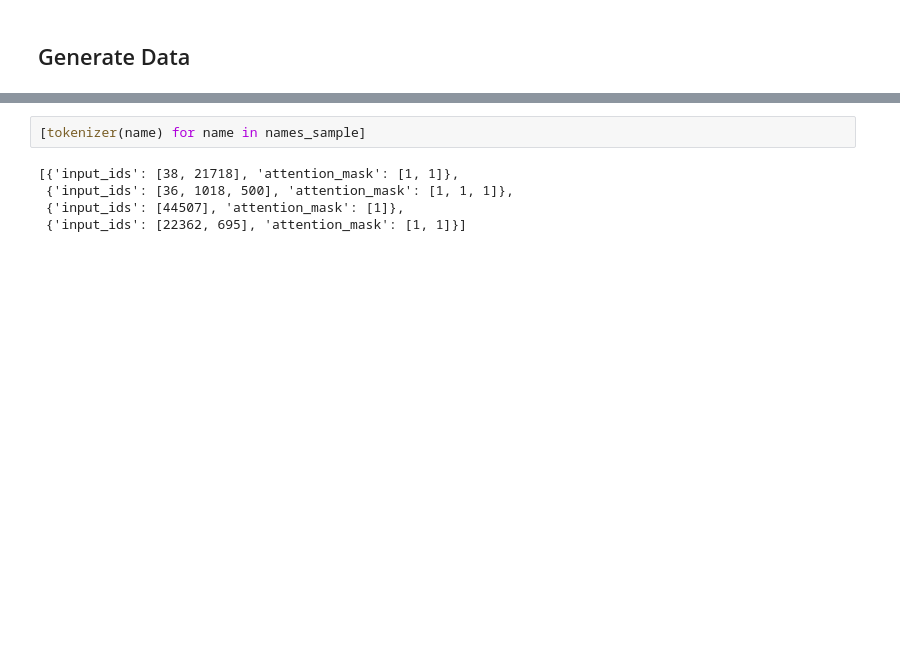
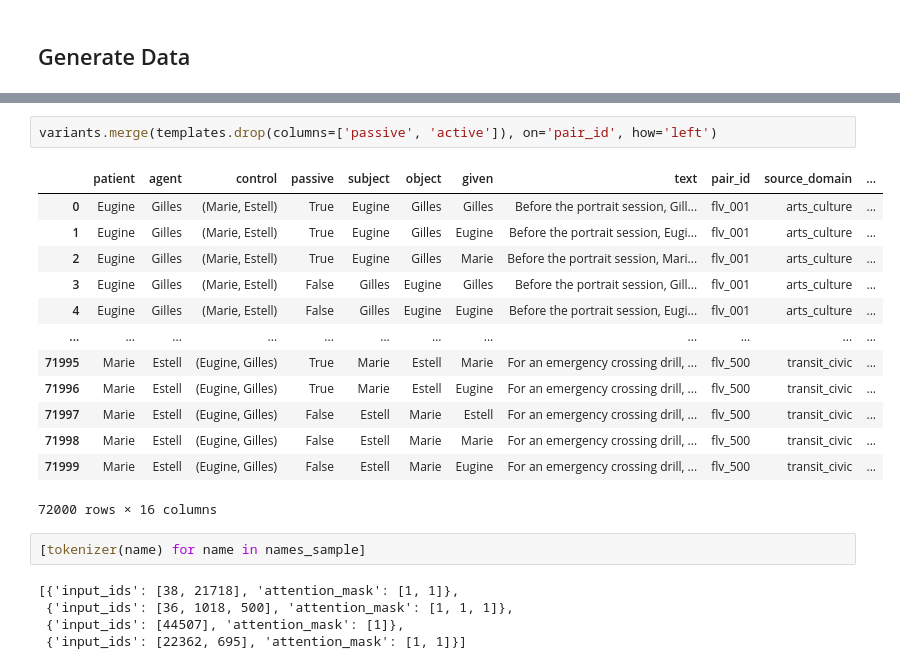
Before and after one commit to NolanChai/active-passive-alternations, a Jupyter notebook: template_experiments.ipynb, the cells around one changed output, grey strips where cells are left out. Cells and saved outputs as stored; diff of their text form; blank space fills up the shorter version.

```diff
--- a/template_experiments.ipynb
+++ b/template_experiments.ipynb
@@ -106,3 +108,19 @@ At the intimate chamber music recital held in the beautifully restored drawing r
+# %%
+variants.merge(templates.drop(columns=['passive', 'active']), on='pair_id', how='left')
+# %% [output]
+|  | patient | agent | control | passive | subject | object | given | text | pair_id | source_domain | ... |
+| 0 | Eugine | Gilles | (Marie, Estell) | True | Eugine | Gilles | Gilles | Before the portrait session, Gill... | flv_001 | arts_culture | ... |
+| 1 | Eugine | Gilles | (Marie, Estell) | True | Eugine | Gilles | Eugine | Before the portrait session, Eugi... | flv_001 | arts_culture | ... |
+| 2 | Eugine | Gilles | (Marie, Estell) | True | Eugine | Gilles | Marie | Before the portrait session, Mari... | flv_001 | arts_culture | ... |
+| 3 | Eugine | Gilles | (Marie, Estell) | False | Gilles | Eugine | Gilles | Before the portrait session, Gill... | flv_001 | arts_culture | ... |
+| 4 | Eugine | Gilles | (Marie, Estell) | False | Gilles | Eugine | Eugine | Before the portrait session, Eugi... | flv_001 | arts_culture | ... |
+| ... | ... | ... | ... | ... | ... | ... | ... | ... | ... | ... | ... |
+| 71995 | Marie | Estell | (Eugine, Gilles) | True | Marie | Estell | Marie | For an emergency crossing drill, ... | flv_500 | transit_civic | ... |
+| 71996 | Marie | Estell | (Eugine, Gilles) | True | Marie | Estell | Eugine | For an emergency crossing drill, ... | flv_500 | transit_civic | ... |
+| 71997 | Marie | Estell | (Eugine, Gilles) | False | Estell | Marie | Estell | For an emergency crossing drill, ... | flv_500 | transit_civic | ... |
+| 71998 | Marie | Estell | (Eugine, Gilles) | False | Estell | Marie | Marie | For an emergency crossing drill, ... | flv_500 | transit_civic | ... |
+| 71999 | Marie | Estell | (Eugine, Gilles) | False | Estell | Marie | Eugine | For an emergency crossing drill, ... | flv_500 | transit_civic | ... |
+72000 rows × 16 columns
 # %%
 [tokenizer(name) for name in names_sample]
 # %% [output]
```
Also changed, not shown: parts of 8 cells of this notebook, 2 other files.
